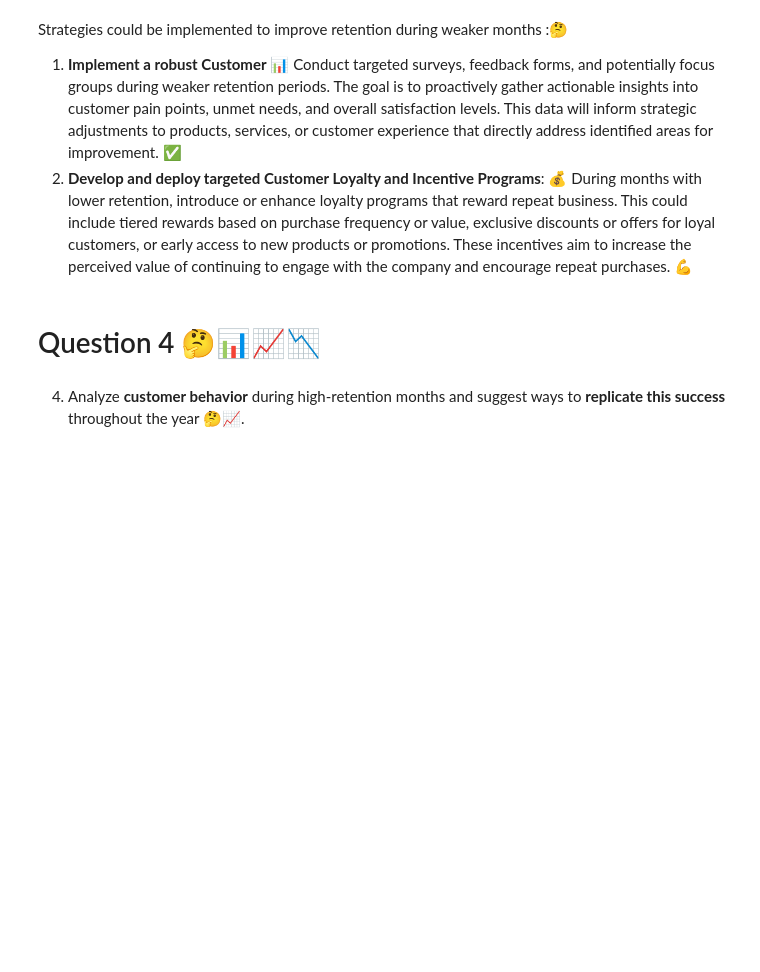
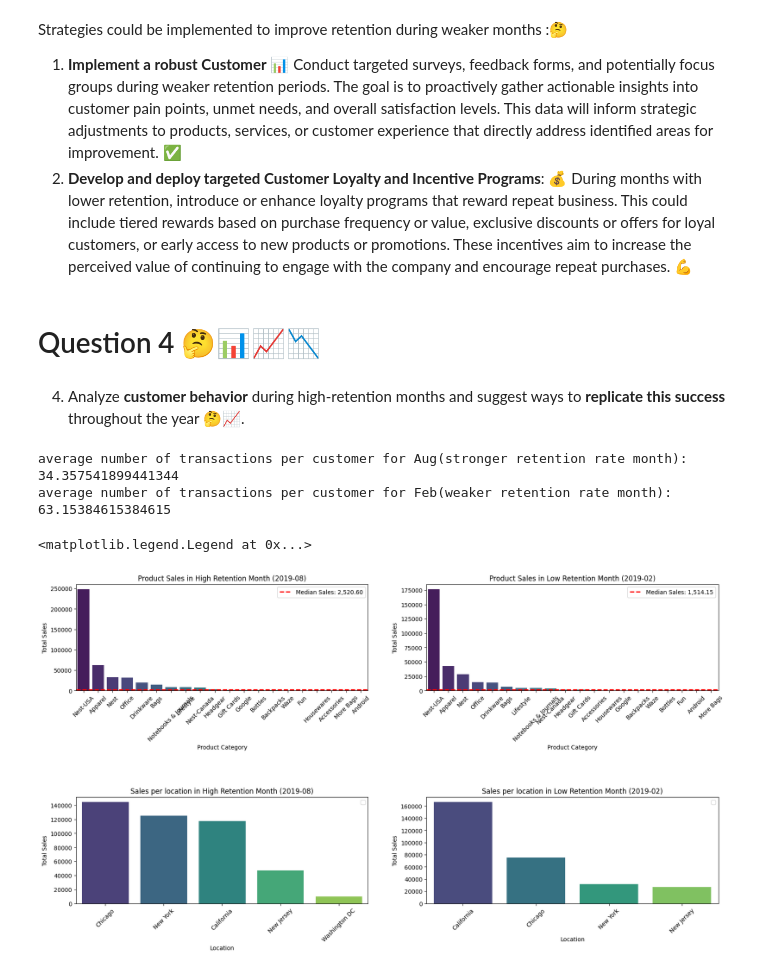
Before and after one commit to Smita569/E-commerce_Marketing_and_sales, a Jupyter notebook: E_commerce_Marketing_and_sales_Business_Case.ipynb, the cells around one changed output. Saved outputs shown, nothing was run; the diff lists cells and outputs as text; code cells hidden in the pictures; blank space fills up the shorter version.

```diff
--- a/E_commerce_Marketing_and_sales_Business_Case.ipynb
+++ b/E_commerce_Marketing_and_sales_Business_Case.ipynb
@@ -258,3 +259,79 @@ Strategies could be implemented to improve retention during weaker months :🤔
 # Question 4 🤔📊📈📉
 # %% [markdown]
 4. Analyze **customer behavior** during high-retention months and suggest ways to **replicate this success** throughout the year 🤔📈.
+# %%
+# Analyze is being carried out by month when retention rate was stronger(Aug) and when retention rate was weaker(Feb)
+df_onlineSalesCustomer_Merged=pd.merge(df_customerData,df_onlineSales,on='CustomerID')
+df_onlineSalesCustomer_Merged['Year_Month']=pd.to_datetime(df_onlineSalesCustomer_Merged['Transaction_Date']).dt.to_period('M')
+
+# Analysis for Aug month (stronger retention)
+# Filter data for August 2019
+high_retention_month_data_aug = df_onlineSalesCustomer_Merged[df_onlineSales['Year_Month'] == '2019-08'].copy()
+high_retention_month_data_aug['Total_Sales'] = high_retention_month_data_aug['Avg_Price'] * high_retention_month_data_aug['Quantity']
+# Group by Product_Category and sum total sales to find product sales performance
+product_sales_high_retention_aug = high_retention_month_data_aug.groupby('Product_Category')['Total_Sales'].sum().sort_values(ascending=False)
+
+# Group by Location and sum total sales to find location sales performance
+location_sales_high_retention_aug = high_retention_month_data_aug.groupby('Location')['Total_Sales'].sum().sort_values(ascending=False)
+
+# Calculate the average number of transactions per customer
+purchases_per_customer_high_retention_aug = high_retention_month_data_aug.groupby('CustomerID')['Transaction_ID'].count().mean()
+print(f'average number of transactions per customer for Aug(stronger retention rate month): {purchases_per_customer_high_retention_aug}')
+
+# Analysis for Feb month (weaker retention)
+# Filter data for February 2019
+low_retention_month_data_feb = df_onlineSalesCustomer_Merged[df_onlineSales['Year_Month'] == '2019-02']
+low_retention_month_data_feb['Total_Sales'] = low_retention_month_data_feb['Avg_Price'] * low_retention_month_data_feb['Quantity']
+# Group by Product_Category and sum total sales to find product sales performance
+product_sales_low_retention_feb = low_retention_month_data_feb.groupby('Product_Category')['Total_Sales'].sum().sort_values(ascending=False)
+
+# Group by Location and sum total sales to find location sales performance
+location_sales_low_retention_feb = low_retention_month_data_feb.groupby('Location')['Total_Sales'].sum().sort_values(ascending=False)
+
+# Calculate the average number of transactions per customer
+purchases_per_customer_low_retention_feb = low_retention_month_data_feb.groupby('CustomerID')['Transaction_ID'].count().mean()
+print(f'average number of transactions per customer for Feb(weaker retention rate month): {purchases_per_customer_low_retention_feb}')
+# %% [output]
+average number of transactions per customer for Aug(stronger retention rate month): 34.357541899441344
+average number of transactions per customer for Feb(weaker retention rate month): 63.15384615384615
+# %%
+# Plot from the above data for Product and location analysis for August and February month .
+
+fig, axes = plt.subplots(2, 2, figsize=(20, 10))
+
+sns.barplot(ax=axes[0,0], x=product_sales_high_retention_aug.index, y=product_sales_high_retention_aug.values, palette='viridis')
+axes[0,0].set_title('Product Sales in High Retention Month (2019-08)')
+axes[0,0].axhline(product_sales_high_retention_aug.median(), color='red', linestyle='dashed', linewidth=2, label=f'Median Sales: {product_sales_high_retention_aug.median():,.2f}')
+axes[0,0].set_xlabel('Product Category')
+axes[0,0].set_ylabel('Total Sales')
+axes[0,0].tick_params(axis='x', rotation=45)
+axes[0,0].legend()
+
+
+sns.barplot(ax=axes[0,1], x=product_sales_low_retention_feb.index, y=product_sales_low_retention_feb.values, palette='viridis')
+axes[0,1].axhline(product_sales_low_retention_feb.median(), color='red', linestyle='dashed', linewidth=2, label=f'Median Sales: {product_sales_low_retention_feb.median():,.2f}')
+axes[0,1].set_title('Product Sales in Low Retention Month (2019-02)')
+axes[0,1].set_xlabel('Product Category')
+axes[0,1].set_ylabel('Total Sales')
+axes[0,1].tick_params(axis='x', rotation=45)
+axes[0,1].legend()
+
+fig.subplots_adjust(hspace=1)
+
+
+sns.barplot(ax=axes[1,0], x=location_sales_high_retention_aug.index, y=location_sales_high_retention_aug.values, palette='viridis')
+axes[1,0].set_title('Sales per location in High Retention Month (2019-08)')
+axes[1,0].set_xlabel('Location')
+axes[1,0].set_ylabel('Total Sales')
+axes[1,0].tick_params(axis='x', rotation=45)
+axes[1,0].legend()
+
+sns.barplot(ax=axes[1,1], x=location_sales_low_retention_feb.index, y=location_sales_low_retention_feb.values, palette='viridis')
+axes[1,1].set_title('Sales per location in Low Retention Month (2019-02)')
+axes[1,1].set_xlabel('Location')
+axes[1,1].set_ylabel('Total Sales')
+axes[1,1].tick_params(axis='x', rotation=45)
+axes[1,1].legend()
+# %% [output]
+<matplotlib.legend.Legend at 0x...>
+[figure, added]
```
Also changed, not shown: parts of 4 cells of this notebook.
